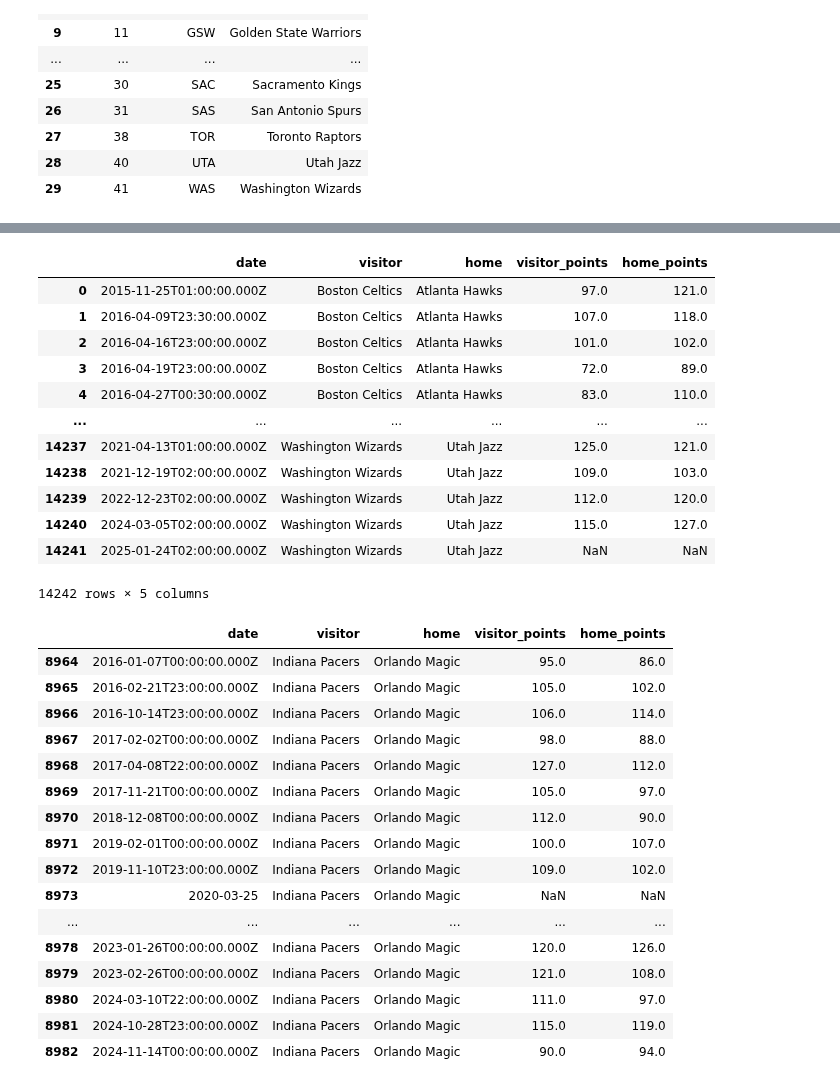
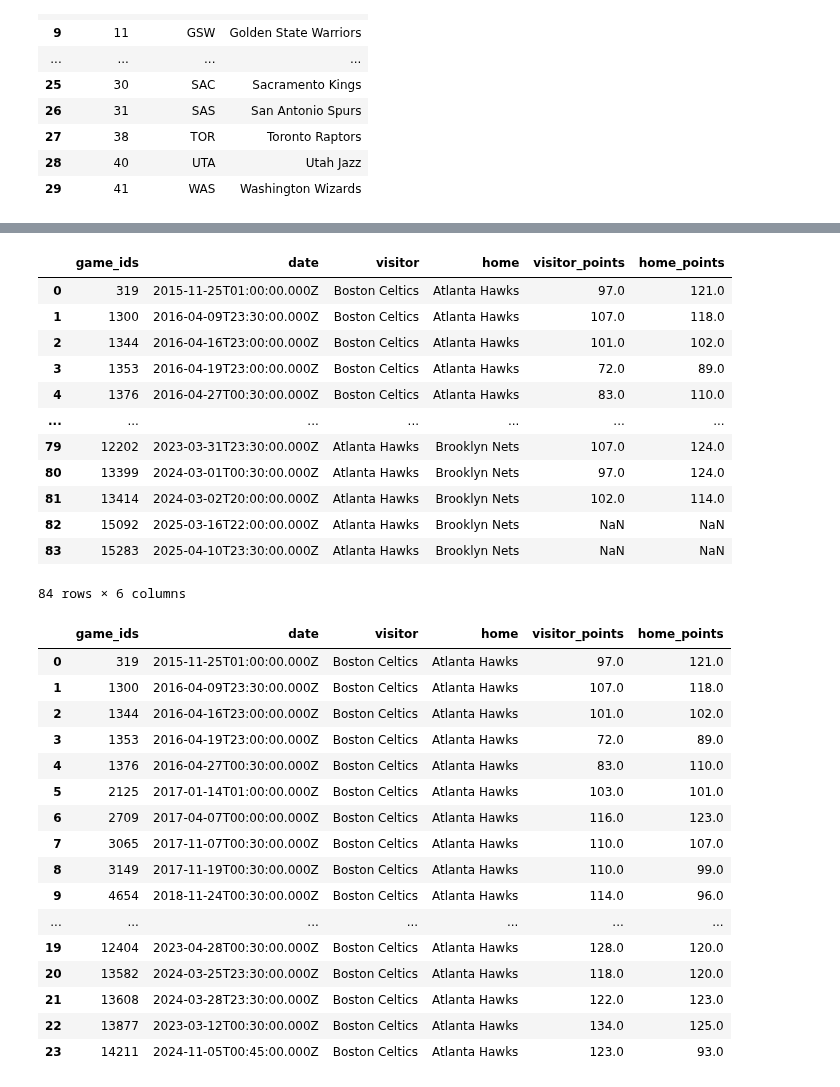
Before and after one commit to VincentGordon-Data-Analyst/nba-api, a Jupyter notebook: API-ETL.ipynb, the cells around one changed output, grey strips where cells are left out. Drawn from its saved outputs; the diff is of its cells as text; code cells hidden in the pictures.

Commit message:
Gathered game statistics for both teams for one game. Will run ETL over night to get all stats for all games

```diff
--- a/API-ETL.ipynb
+++ b/API-ETL.ipynb
@@ -116,7 +116,7 @@ headers = {
 team_ids = teams_data['team_id'].values
 
 def game_matches(team_ids, url, headers):
-    unique_matchups = list(combinations(team_ids, 2))
+    unique_matchups = list(combinations(team_ids, 2))[0:2]
 
     response_arr = []
     for game in unique_matchups:
@@ -131,7 +131,7 @@ def game_matches(team_ids, url, headers):
         else:
             print(f"Failed to gather data for {game[0]}-{game[1]}. Status code: {response.status_code}")
 
-        time.sleep(10)
+        time.sleep(5)
 
     print("Data Collection Completed!")
     return response_arr
@@ -210,36 +212,36 @@ NameError: name 'results' is not defined
 game_score_df.to_excel('./data/apiGameScores.xlsx', index=False)
 game_score_df
 # %% [output]
-|  | date | visitor | home | visitor_points | home_points |
-| 0 | 2015-11-25T01:00:00.000Z | Boston Celtics | Atlanta Hawks | 97.0 | 121.0 |
-| 1 | 2016-04-09T23:30:00.000Z | Boston Celtics | Atlanta Hawks | 107.0 | 118.0 |
-| 2 | 2016-04-16T23:00:00.000Z | Boston Celtics | Atlanta Hawks | 101.0 | 102.0 |
-| 3 | 2016-04-19T23:00:00.000Z | Boston Celtics | Atlanta Hawks | 72.0 | 89.0 |
-| 4 | 2016-04-27T00:30:00.000Z | Boston Celtics | Atlanta Hawks | 83.0 | 110.0 |
-| ... | ... | ... | ... | ... | ... |
-| 14237 | 2021-04-13T01:00:00.000Z | Washington Wizards | Utah Jazz | 125.0 | 121.0 |
-| 14238 | 2021-12-19T02:00:00.000Z | Washington Wizards | Utah Jazz | 109.0 | 103.0 |
-| 14239 | 2022-12-23T02:00:00.000Z | Washington Wizards | Utah Jazz | 112.0 | 120.0 |
-| 14240 | 2024-03-05T02:00:00.000Z | Washington Wizards | Utah Jazz | 115.0 | 127.0 |
-| 14241 | 2025-01-24T02:00:00.000Z | Washington Wizards | Utah Jazz | NaN | NaN |
+|  | game_ids | date | visitor | home | visitor_points | home_points |
+| 0 | 319 | 2015-11-25T01:00:00.000Z | Boston Celtics | Atlanta Hawks | 97.0 | 121.0 |
+| 1 | 1300 | 2016-04-09T23:30:00.000Z | Boston Celtics | Atlanta Hawks | 107.0 | 118.0 |
+| 2 | 1344 | 2016-04-16T23:00:00.000Z | Boston Celtics | Atlanta Hawks | 101.0 | 102.0 |
+| 3 | 1353 | 2016-04-19T23:00:00.000Z | Boston Celtics | Atlanta Hawks | 72.0 | 89.0 |
+| 4 | 1376 | 2016-04-27T00:30:00.000Z | Boston Celtics | Atlanta Hawks | 83.0 | 110.0 |
+| ... | ... | ... | ... | ... | ... | ... |
+| 79 | 12202 | 2023-03-31T23:30:00.000Z | Atlanta Hawks | Brooklyn Nets | 107.0 | 124.0 |
+| 80 | 13399 | 2024-03-01T00:30:00.000Z | Atlanta Hawks | Brooklyn Nets | 97.0 | 124.0 |
+| 81 | 13414 | 2024-03-02T20:00:00.000Z | Atlanta Hawks | Brooklyn Nets | 102.0 | 114.0 |
+| 82 | 15092 | 2025-03-16T22:00:00.000Z | Atlanta Hawks | Brooklyn Nets | NaN | NaN |
+| 83 | 15283 | 2025-04-10T23:30:00.000Z | Atlanta Hawks | Brooklyn Nets | NaN | NaN |
-14242 rows × 5 columns
+84 rows × 6 columns
 # %%
-game_score_df.loc[(game_score_df['visitor'] == 'Indiana Pacers') & (game_score_df['home'] == 'Orlando Magic')]
+game_score_df.loc[(game_score_df['visitor'] == 'Boston Celtics') & (game_score_df['home'] == 'Atlanta Hawks')]
 # %% [output]
-|  | date | visitor | home | visitor_points | home_points |
-| 8964 | 2016-01-07T00:00:00.000Z | Indiana Pacers | Orlando Magic | 95.0 | 86.0 |
-| 8965 | 2016-02-21T23:00:00.000Z | Indiana Pacers | Orlando Magic | 105.0 | 102.0 |
-| 8966 | 2016-10-14T23:00:00.000Z | Indiana Pacers | Orlando Magic | 106.0 | 114.0 |
-| 8967 | 2017-02-02T00:00:00.000Z | Indiana Pacers | Orlando Magic | 98.0 | 88.0 |
-| 8968 | 2017-04-08T22:00:00.000Z | Indiana Pacers | Orlando Magic | 127.0 | 112.0 |
-| 8969 | 2017-11-21T00:00:00.000Z | Indiana Pacers | Orlando Magic | 105.0 | 97.0 |
-| 8970 | 2018-12-08T00:00:00.000Z | Indiana Pacers | Orlando Magic | 112.0 | 90.0 |
-| 8971 | 2019-02-01T00:00:00.000Z | Indiana Pacers | Orlando Magic | 100.0 | 107.0 |
-| 8972 | 2019-11-10T23:00:00.000Z | Indiana Pacers | Orlando Magic | 109.0 | 102.0 |
-| 8973 | 2020-03-25 | Indiana Pacers | Orlando Magic | NaN | NaN |
-| ... | ... | ... | ... | ... | ... |
-| 8978 | 2023-01-26T00:00:00.000Z | Indiana Pacers | Orlando Magic | 120.0 | 126.0 |
-| 8979 | 2023-02-26T00:00:00.000Z | Indiana Pacers | Orlando Magic | 121.0 | 108.0 |
-| 8980 | 2024-03-10T22:00:00.000Z | Indiana Pacers | Orlando Magic | 111.0 | 97.0 |
-| 8981 | 2024-10-28T23:00:00.000Z | Indiana Pacers | Orlando Magic | 115.0 | 119.0 |
-| 8982 | 2024-11-14T00:00:00.000Z | Indiana Pacers | Orlando Magic | 90.0 | 94.0 |
+|  | game_ids | date | visitor | home | visitor_points | home_points |
+| 0 | 319 | 2015-11-25T01:00:00.000Z | Boston Celtics | Atlanta Hawks | 97.0 | 121.0 |
+| 1 | 1300 | 2016-04-09T23:30:00.000Z | Boston Celtics | Atlanta Hawks | 107.0 | 118.0 |
+| 2 | 1344 | 2016-04-16T23:00:00.000Z | Boston Celtics | Atlanta Hawks | 101.0 | 102.0 |
+| 3 | 1353 | 2016-04-19T23:00:00.000Z | Boston Celtics | Atlanta Hawks | 72.0 | 89.0 |
+| 4 | 1376 | 2016-04-27T00:30:00.000Z | Boston Celtics | Atlanta Hawks | 83.0 | 110.0 |
+| 5 | 2125 | 2017-01-14T01:00:00.000Z | Boston Celtics | Atlanta Hawks | 103.0 | 101.0 |
+| 6 | 2709 | 2017-04-07T00:00:00.000Z | Boston Celtics | Atlanta Hawks | 116.0 | 123.0 |
+| 7 | 3065 | 2017-11-07T00:30:00.000Z | Boston Celtics | Atlanta Hawks | 110.0 | 107.0 |
+| 8 | 3149 | 2017-11-19T00:30:00.000Z | Boston Celtics | Atlanta Hawks | 110.0 | 99.0 |
+| 9 | 4654 | 2018-11-24T00:30:00.000Z | Boston Celtics | Atlanta Hawks | 114.0 | 96.0 |
+| ... | ... | ... | ... | ... | ... | ... |
+| 19 | 12404 | 2023-04-28T00:30:00.000Z | Boston Celtics | Atlanta Hawks | 128.0 | 120.0 |
+| 20 | 13582 | 2024-03-25T23:30:00.000Z | Boston Celtics | Atlanta Hawks | 118.0 | 120.0 |
+| 21 | 13608 | 2024-03-28T23:30:00.000Z | Boston Celtics | Atlanta Hawks | 122.0 | 123.0 |
+| 22 | 13877 | 2023-03-12T00:30:00.000Z | Boston Celtics | Atlanta Hawks | 134.0 | 125.0 |
+| 23 | 14211 | 2024-11-05T00:45:00.000Z | Boston Celtics | Atlanta Hawks | 123.0 | 93.0 |
```
Also changed, not shown: parts of 2 cells of this notebook, 2 other files.
